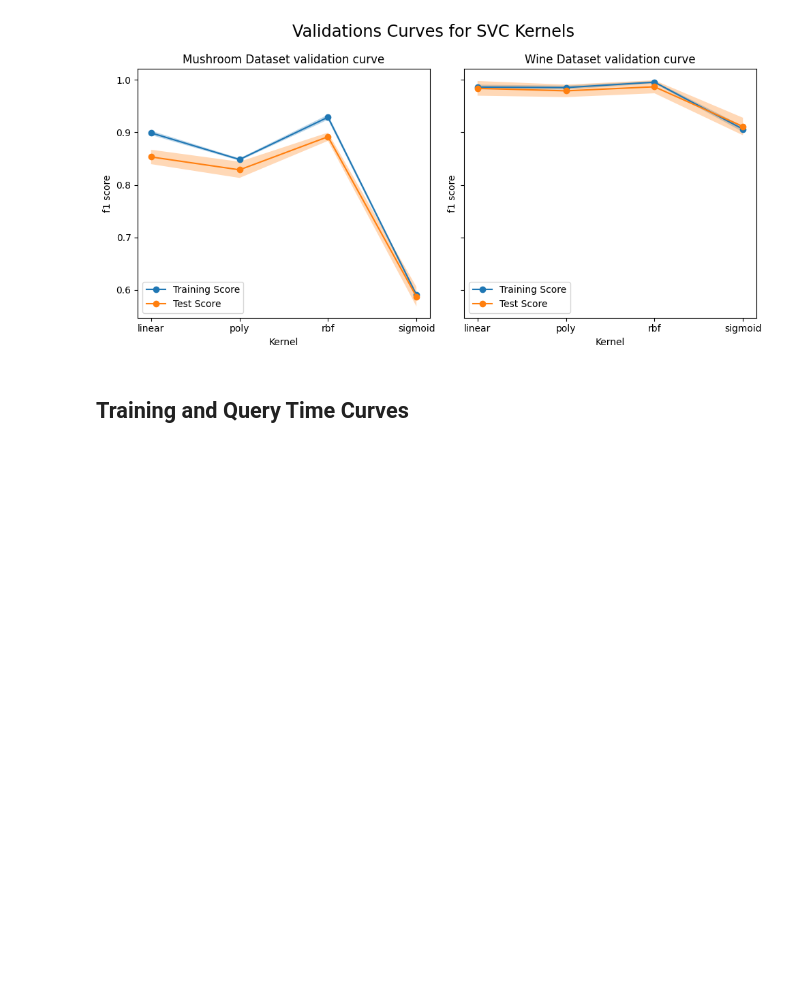
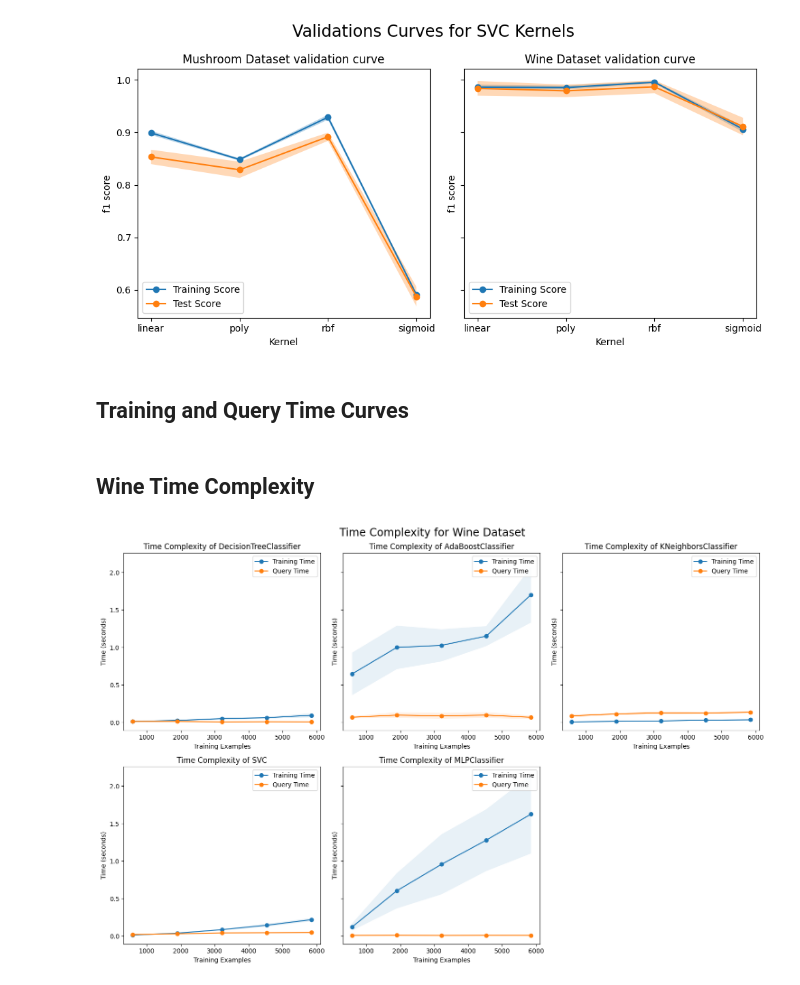
Before and after one commit to lboadi2/machine_learning, a Jupyter notebook: 1_supervised_learning/supe_models.ipynb, the cells around one changed output. Cells and saved outputs as stored; diff of their text form; code cells hidden in the pictures; blank space fills up the shorter version.

```diff
--- a/1_supervised_learning/supe_models.ipynb
+++ b/1_supervised_learning/supe_models.ipynb
@@ -728,2 +742,60 @@ def plot_learning_curve(
 
     return line
+# %% [markdown]
+## Wine Time Complexity
+# %%
+fig, axs = plt.subplots(nrows=2,ncols=3, figsize=(15,10), sharey=True)
+axs = axs.flatten()
+train_size_lst = np.linspace(0.1, 1.0, 5)
+cv = ShuffleSplit()
+plot_learning_curve(
+    dtc_wine,
+    x_wine,
+    y_wine,
+    axes=axs[0],
+    cv=cv,
+    scoring='f1',
+    train_sizes= train_size_lst,
+)
+plot_learning_curve(
+    ada_wine,
+    x_wine,
+    y_wine,
+    axes=axs[1],
+    cv=cv,
+    scoring='f1',
+    train_sizes=train_size_lst,
+)
+plot_learning_curve(
+    knn_wine,
+    x_wine,
+    y_wine,
+    axes=axs[2],
+    cv=cv,
+    scoring='f1',
+    train_sizes=train_size_lst,
+)
+plot_learning_curve(
+    svc_wine,
+    x_wine,
+    y_wine,
+    axes=axs[3],
+    cv=cv,
+    scoring='f1',
+    train_sizes=train_size_lst,
+)
+plot_learning_curve(
+    mlp_wine,
+    x_wine,
+    y_wine,
+    axes=axs[4],
+    cv=cv,
+    scoring='f1',
+    train_sizes=train_size_lst,
+)
+fig.suptitle('Time Complexity for Wine Dataset', fontsize='xx-large')
+fig.delaxes(axs[5])
+fig.tight_layout()
+plt.show()
+# %% [output]
+[figure, added]
```
Also changed, not shown: parts of 8 cells of this notebook.
